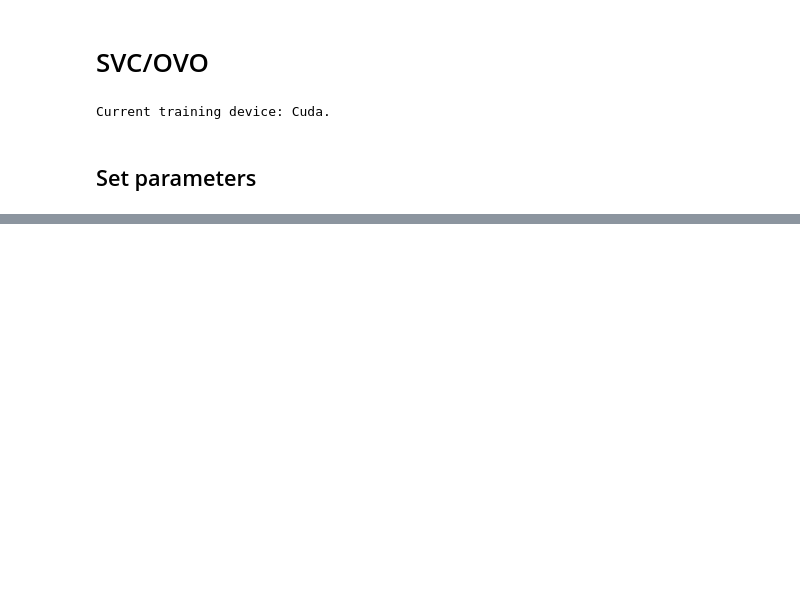
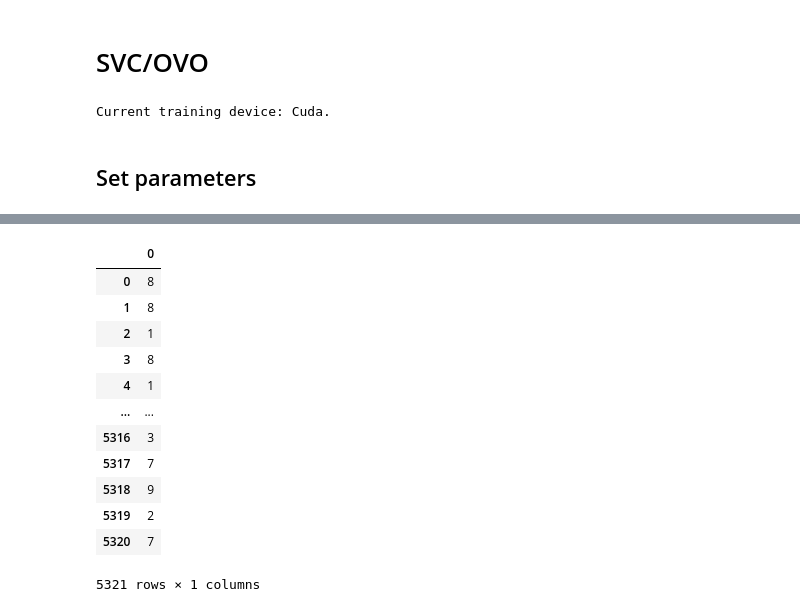
Before and after one commit to wsxrfv9090/Quantitative-Investment-Algorithms, a Jupyter notebook: Chinese Stock Analysis.ipynb, the cells around one changed output, grey strips where cells are left out. Drawn from its saved outputs; the diff is of its cells as text; code cells hidden in the pictures; blank space fills up the shorter version.

```diff
--- a/Chinese Stock Analysis.ipynb
+++ b/Chinese Stock Analysis.ipynb
@@ -152,0 +146,17 @@ weights and bias: tensor([-0.2311,  0.2239, -0.2837, -0.3046, -0.0044,  0.0609,
+# %%
+votes_df = gr.detach_to_pd(votes)
+display(votes_df)
+# %% [output]
+|  | 0 |
+| 0 | 8 |
+| 1 | 8 |
+| 2 | 1 |
+| 3 | 8 |
+| 4 | 1 |
+| ... | ... |
+| 5316 | 3 |
+| 5317 | 7 |
+| 5318 | 9 |
+| 5319 | 2 |
+| 5320 | 7 |
+5321 rows × 1 columns
```
Also changed, not shown: parts of 10 cells of this notebook, 8 other files.
